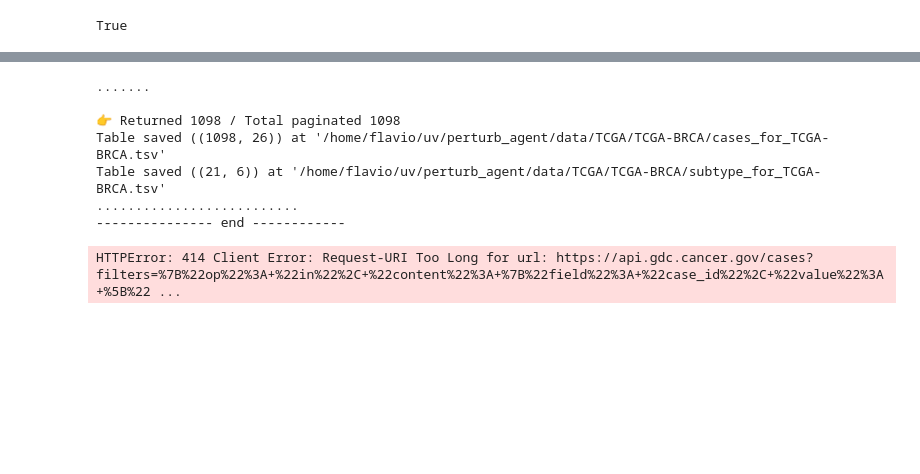
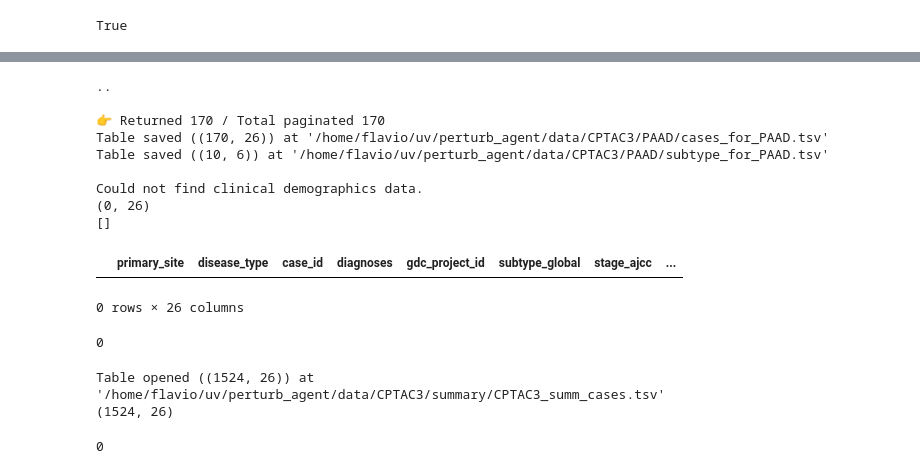
Before and after one commit to flalix/perturb_agent, a Jupyter notebook: notebooks/mtp_TCGA_51b_PSI_all_programs_demographics.ipynb, the cells around one changed output, grey strips where cells are left out. Drawn from its saved outputs; the diff is of its cells as text; code cells hidden in the pictures; blank space fills up the shorter version.

```diff
--- a/notebooks/mtp_TCGA_51b_PSI_all_programs_demographics.ipynb
+++ b/notebooks/mtp_TCGA_51b_PSI_all_programs_demographics.ipynb
@@ -271,20 +274,40 @@ gdc.gdc_project_id, gdc.primary_site
 # %%
 force=False
 verbose=True
 
-df_cases, df_subt, df_clin_demo = gdc.get_cases_and_subtypes(batch_size=200, do_filter=True, force=force, verbose=verbose)
+df_cases = pdreadcsv(gdc.fname_cases, gdc.root_disease, verbose=True )
 
 print(df_cases.shape)
 print(df_cases.primary_site.unique())
 df_cases.head(3)
 # %% [output]
-.......
+..
 
-👉 Returned 1098 / Total paginated 1098
-Table saved ((1098, 26)) at '/home/flavio/uv/perturb_agent/data/TCGA/TCGA-BRCA/cases_for_TCGA-BRCA.tsv'
-Table saved ((21, 6)) at '/home/flavio/uv/perturb_agent/data/TCGA/TCGA-BRCA/subtype_for_TCGA-BRCA.tsv'
-..........................
---------------- end ------------
+👉 Returned 170 / Total paginated 170
+Table saved ((170, 26)) at '/home/flavio/uv/perturb_agent/data/CPTAC3/PAAD/cases_for_PAAD.tsv'
+Table saved ((10, 6)) at '/home/flavio/uv/perturb_agent/data/CPTAC3/PAAD/subtype_for_PAAD.tsv'
+
+Could not find clinical demographics data.
+(0, 26)
+[]
+|  | primary_site | disease_type | case_id | diagnoses | gdc_project_id | subtype_global | stage_ajcc | ... |
-HTTPError: 414 Client Error: Request-URI Too Long for url: https://api.gdc.cancer.gov/cases?filters=%7B%22op%22%3A+%22in%22%2C+%22content%22%3A+%7B%22field%22%3A+%22case_id%22%2C+%22value%22%3A+%5B%22 ...
+0 rows × 26 columns
+# %%
+len(df_cases.case_id.unique())
+# %% [output]
+0
+# %%
+fname_all_cases = gdc.fname_all_cases % (gdc.prog_id)
+filename_cases = gdc.root_summary / fname_all_cases
+
+df_all_cases = pdreadcsv(fname_all_cases, gdc.root_summary, verbose=True)
+
+print(df_all_cases.shape)
+
+len(df_cases.case_id.unique())
+# %% [output]
+Table opened ((1524, 26)) at '/home/flavio/uv/perturb_agent/data/CPTAC3/summary/CPTAC3_summ_cases.tsv'
+(1524, 26)
+0
 # %%
 gdc.df_clin_demo
```
Also changed, not shown: parts of 7 cells of this notebook, 4 other files.
